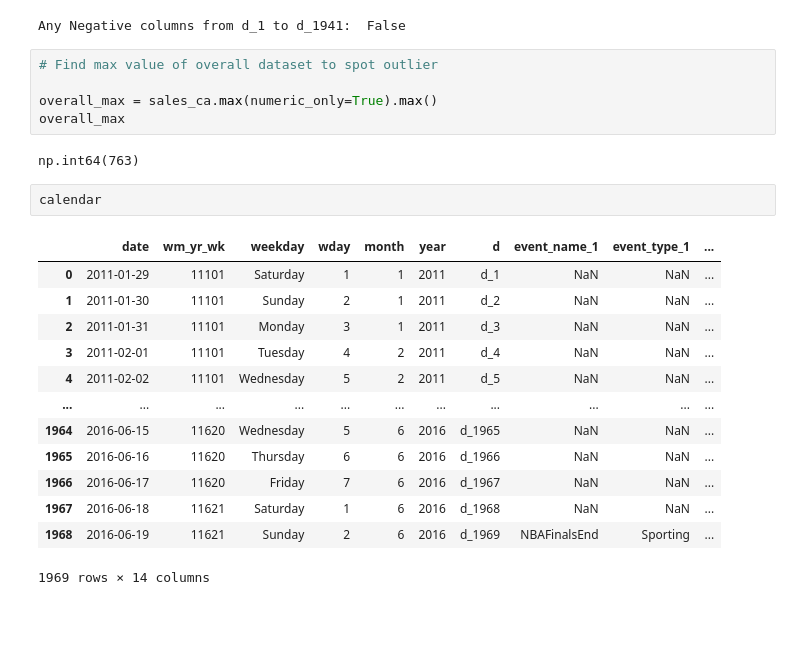
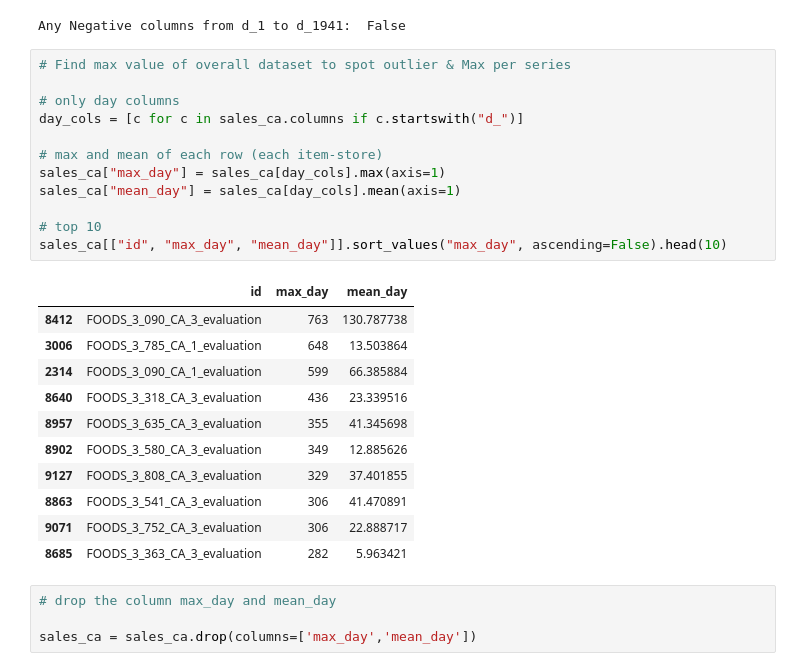
Before and after one commit to Snehil-Raut/Demand-Forecasting, a Jupyter notebook: notebooks/01_data_audit.ipynb, the cells around one changed output. Drawn from its saved outputs; the diff is of its cells as text; blank space fills up the shorter version.

```diff
--- a/notebooks/01_data_audit.ipynb
+++ b/notebooks/01_data_audit.ipynb
@@ -312,25 +298,30 @@ print("Any Negative columns from d_1 to d_1941: ",has_negatives)
 # %% [output]
 Any Negative columns from d_1 to d_1941:  False
 # %%
-# Find max value of overall dataset to spot outlier
+# Find max value of overall dataset to spot outlier & Max per series
 
-overall_max = sales_ca.max(numeric_only=True).max()
-overall_max
+# only day columns
+day_cols = [c for c in sales_ca.columns if c.startswith("d_")]
+
+# max and mean of each row (each item-store)
+sales_ca["max_day"] = sales_ca[day_cols].max(axis=1)
+sales_ca["mean_day"] = sales_ca[day_cols].mean(axis=1)
+
+# top 10
+sales_ca[["id", "max_day", "mean_day"]].sort_values("max_day", ascending=False).head(10)
 # %% [output]
-np.int64(763)
+|  | id | max_day | mean_day |
+| 8412 | FOODS_3_090_CA_3_evaluation | 763 | 130.787738 |
+| 3006 | FOODS_3_785_CA_1_evaluation | 648 | 13.503864 |
+| 2314 | FOODS_3_090_CA_1_evaluation | 599 | 66.385884 |
+| 8640 | FOODS_3_318_CA_3_evaluation | 436 | 23.339516 |
+| 8957 | FOODS_3_635_CA_3_evaluation | 355 | 41.345698 |
+| 8902 | FOODS_3_580_CA_3_evaluation | 349 | 12.885626 |
+| 9127 | FOODS_3_808_CA_3_evaluation | 329 | 37.401855 |
+| 8863 | FOODS_3_541_CA_3_evaluation | 306 | 41.470891 |
+| 9071 | FOODS_3_752_CA_3_evaluation | 306 | 22.888717 |
+| 8685 | FOODS_3_363_CA_3_evaluation | 282 | 5.963421 |
 # %%
-calendar
+# drop the column max_day and mean_day
+
+sales_ca = sales_ca.drop(columns=['max_day','mean_day'])
-# %% [output]
-|  | date | wm_yr_wk | weekday | wday | month | year | d | event_name_1 | event_type_1 | ... |
-| 0 | 2011-01-29 | 11101 | Saturday | 1 | 1 | 2011 | d_1 | NaN | NaN | ... |
-| 1 | 2011-01-30 | 11101 | Sunday | 2 | 1 | 2011 | d_2 | NaN | NaN | ... |
-| 2 | 2011-01-31 | 11101 | Monday | 3 | 1 | 2011 | d_3 | NaN | NaN | ... |
-| 3 | 2011-02-01 | 11101 | Tuesday | 4 | 2 | 2011 | d_4 | NaN | NaN | ... |
-| 4 | 2011-02-02 | 11101 | Wednesday | 5 | 2 | 2011 | d_5 | NaN | NaN | ... |
-| ... | ... | ... | ... | ... | ... | ... | ... | ... | ... | ... |
-| 1964 | 2016-06-15 | 11620 | Wednesday | 5 | 6 | 2016 | d_1965 | NaN | NaN | ... |
-| 1965 | 2016-06-16 | 11620 | Thursday | 6 | 6 | 2016 | d_1966 | NaN | NaN | ... |
-| 1966 | 2016-06-17 | 11620 | Friday | 7 | 6 | 2016 | d_1967 | NaN | NaN | ... |
-| 1967 | 2016-06-18 | 11621 | Saturday | 1 | 6 | 2016 | d_1968 | NaN | NaN | ... |
-| 1968 | 2016-06-19 | 11621 | Sunday | 2 | 6 | 2016 | d_1969 | NBAFinalsEnd | Sporting | ... |
-1969 rows × 14 columns
```
Also changed, not shown: parts of 15 cells of this notebook.
